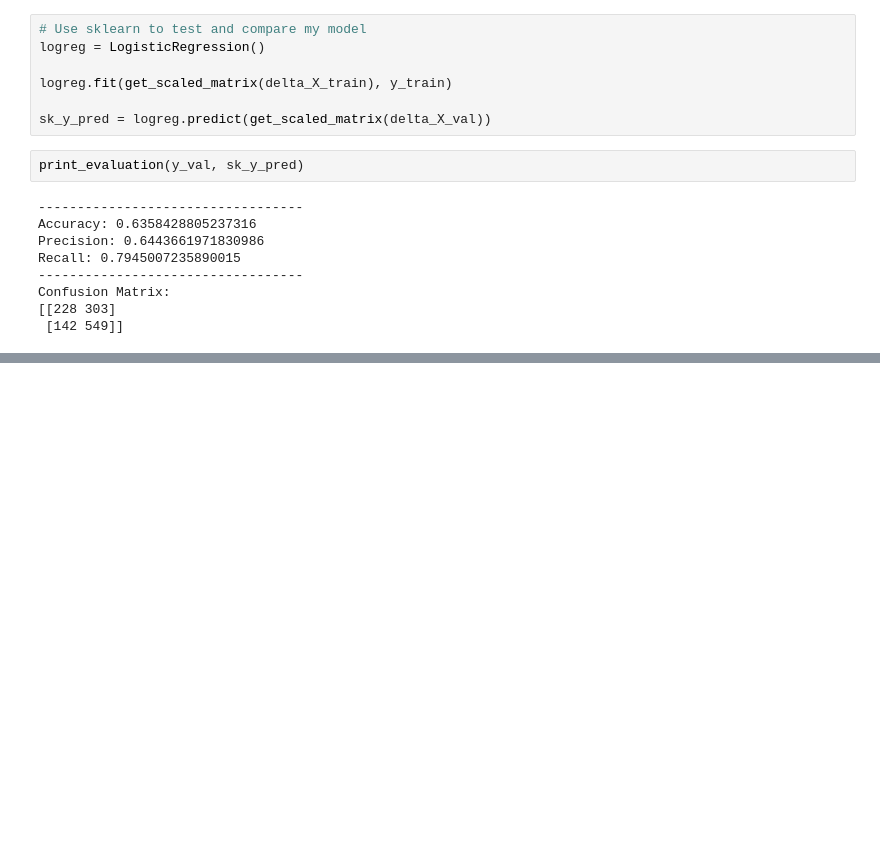
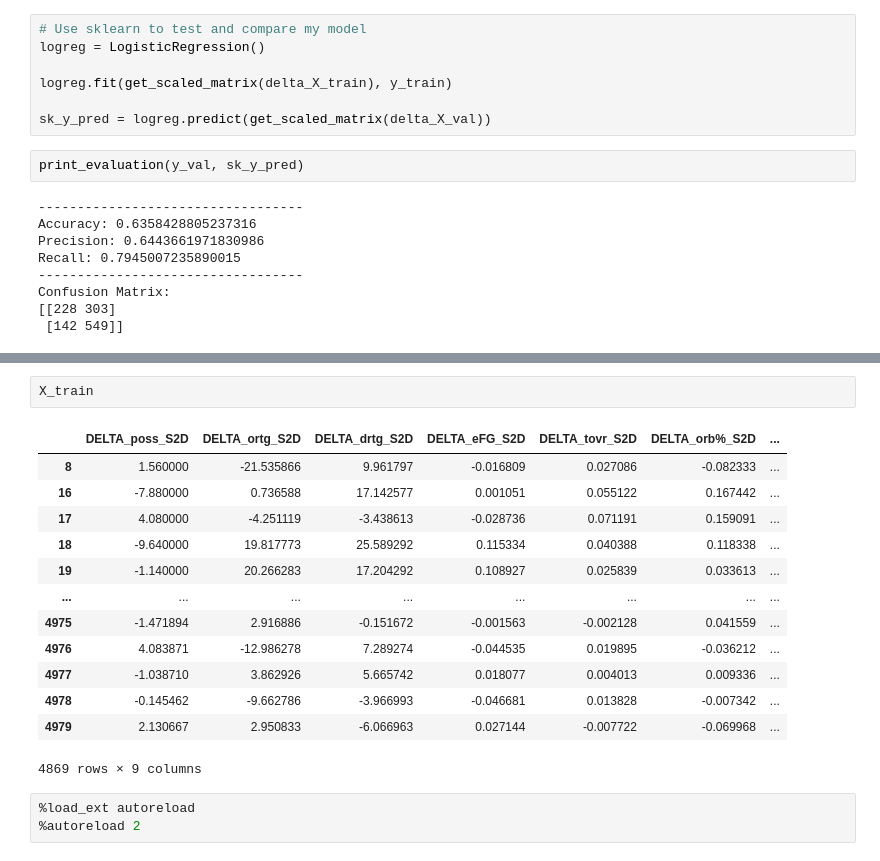
Before and after one commit to jelmani/nba-game-predictor, a Jupyter notebook: notebooks/modeling.ipynb, the cells around one changed output, grey strips where cells are left out. Drawn from its saved outputs; the diff is of its cells as text; blank space fills up the shorter version.

```diff
--- a/notebooks/modeling.ipynb
+++ b/notebooks/modeling.ipynb
@@ -135,0 +142,19 @@ np.float64(0.6374795417348609)
+# %%
+X_train
+# %% [output]
+|  | DELTA_poss_S2D | DELTA_ortg_S2D | DELTA_drtg_S2D | DELTA_eFG_S2D | DELTA_tovr_S2D | DELTA_orb%_S2D | ... |
+| 8 | 1.560000 | -21.535866 | 9.961797 | -0.016809 | 0.027086 | -0.082333 | ... |
+| 16 | -7.880000 | 0.736588 | 17.142577 | 0.001051 | 0.055122 | 0.167442 | ... |
+| 17 | 4.080000 | -4.251119 | -3.438613 | -0.028736 | 0.071191 | 0.159091 | ... |
+| 18 | -9.640000 | 19.817773 | 25.589292 | 0.115334 | 0.040388 | 0.118338 | ... |
+| 19 | -1.140000 | 20.266283 | 17.204292 | 0.108927 | 0.025839 | 0.033613 | ... |
+| ... | ... | ... | ... | ... | ... | ... | ... |
+| 4975 | -1.471894 | 2.916886 | -0.151672 | -0.001563 | -0.002128 | 0.041559 | ... |
+| 4976 | 4.083871 | -12.986278 | 7.289274 | -0.044535 | 0.019895 | -0.036212 | ... |
+| 4977 | -1.038710 | 3.862926 | 5.665742 | 0.018077 | 0.004013 | 0.009336 | ... |
+| 4978 | -0.145462 | -9.662786 | -3.966993 | -0.046681 | 0.013828 | -0.007342 | ... |
+| 4979 | 2.130667 | 2.950833 | -6.066963 | 0.027144 | -0.007722 | -0.069968 | ... |
+4869 rows × 9 columns
+# %%
+%load_ext autoreload
+%autoreload 2
```
Also changed, not shown: parts of 8 cells of this notebook, 2 other files.
